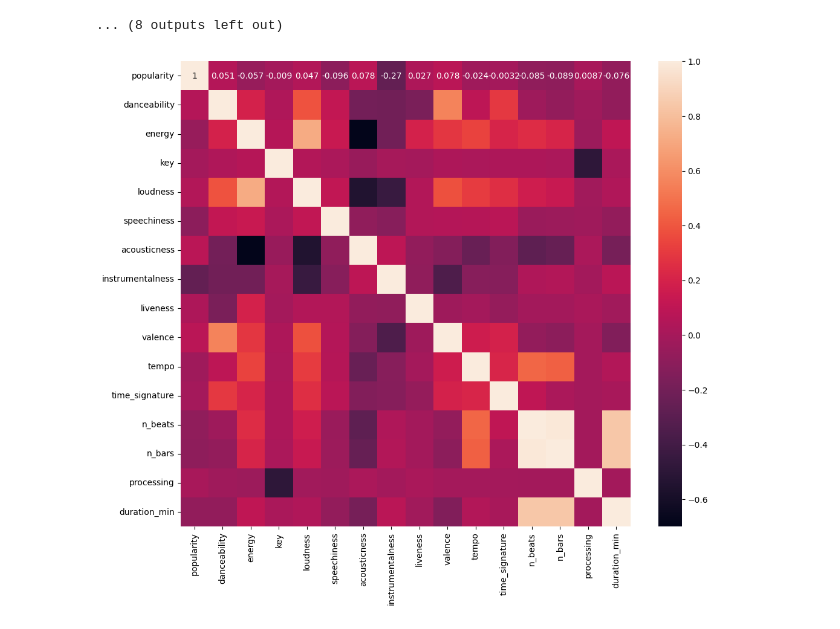
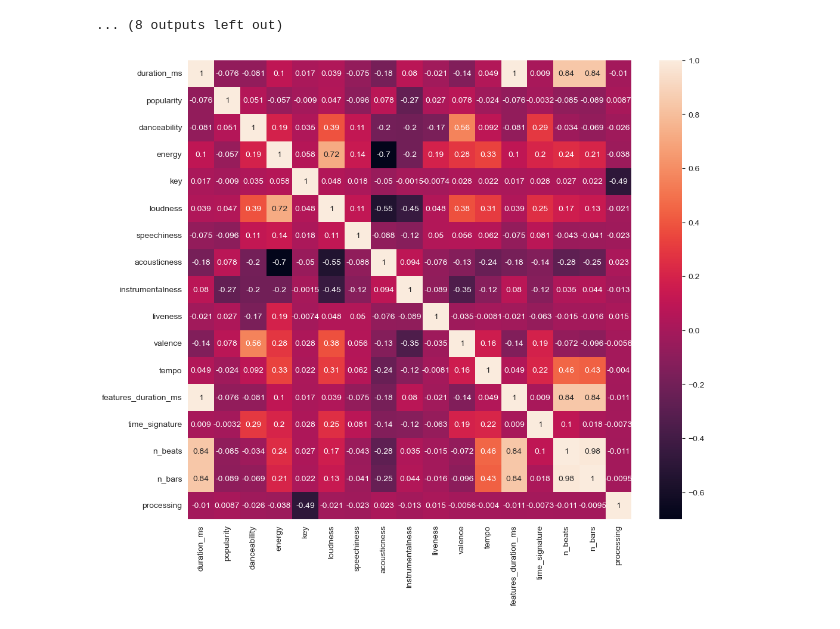
Before and after one commit to EmilianoMarrale/Spotify-Dataset-Analysis, a Jupyter notebook: Project Data Understanding.ipynb, the cells around one changed output. Saved outputs shown, nothing was run; the diff lists cells and outputs as text; code cells hidden in the pictures.

```diff
--- a/Project Data Understanding.ipynb
+++ b/Project Data Understanding.ipynb
@@ -441,12 +443,12 @@ for attribute in list(df_train.columns):
 # %%
 #Pearson correlation heatmap
 import seaborn as sns
-df_mean = df_train.drop(columns=['name', 'explicit', 'artists','mode','popularity_confidence', 'album_name', 'features_duration_ms', 'duration_ms', 'genre'], axis=1)
+df_mean = df_train.drop(columns=['name', 'explicit', 'artists','mode','popularity_confidence', 'album_name', 'genre'], axis=1)
 
 # Compute the correlation matrix and make it larger
 plt.figure(figsize=(12, 10))
 corr = df_mean.corr()
 sns.heatmap(corr, annot=True)
 plt.show()
 # %% [output]
-[figure, old version]
+[figure, new version]
```
Also changed, not shown: parts of 1 cell of this notebook.
